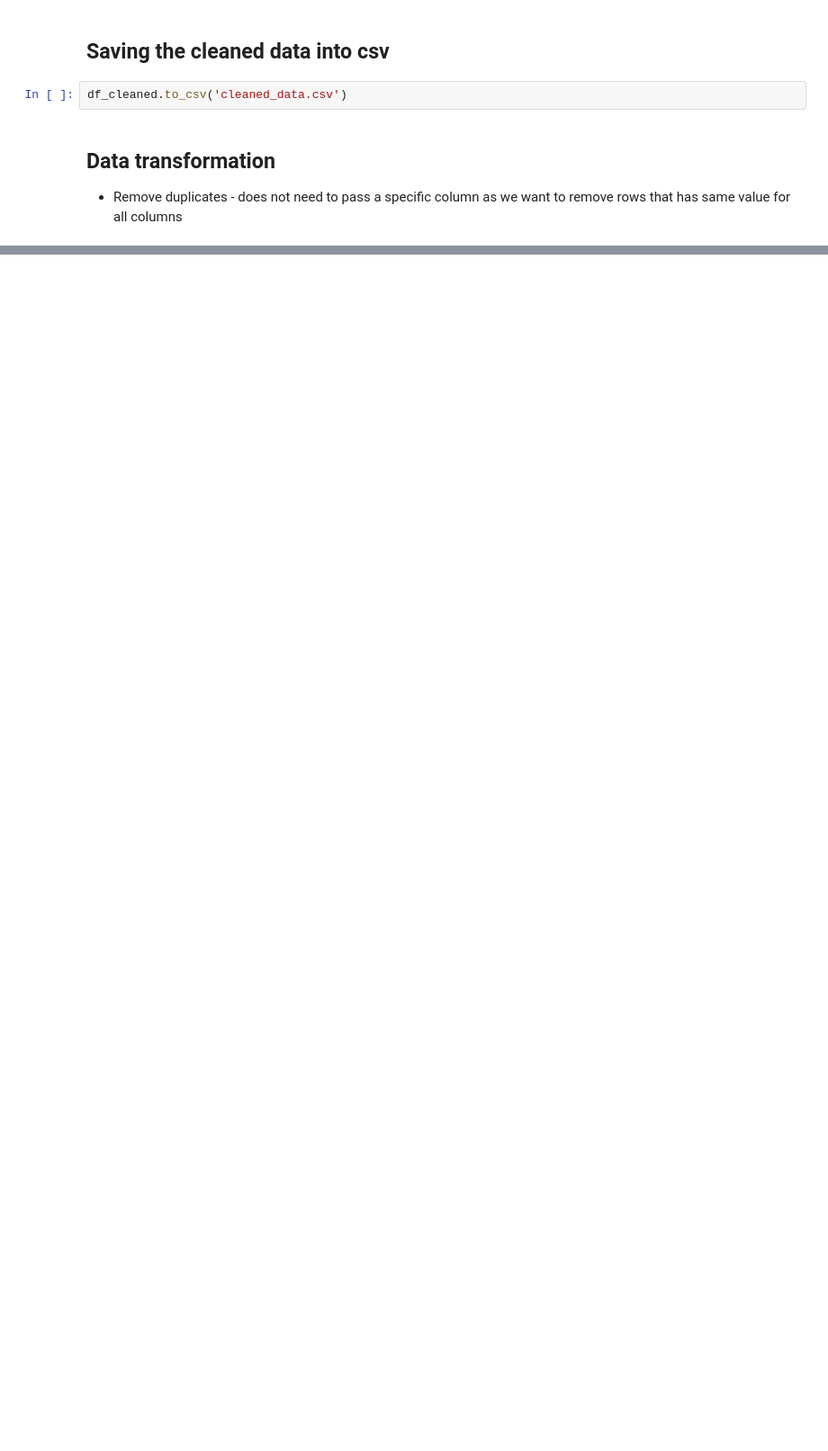
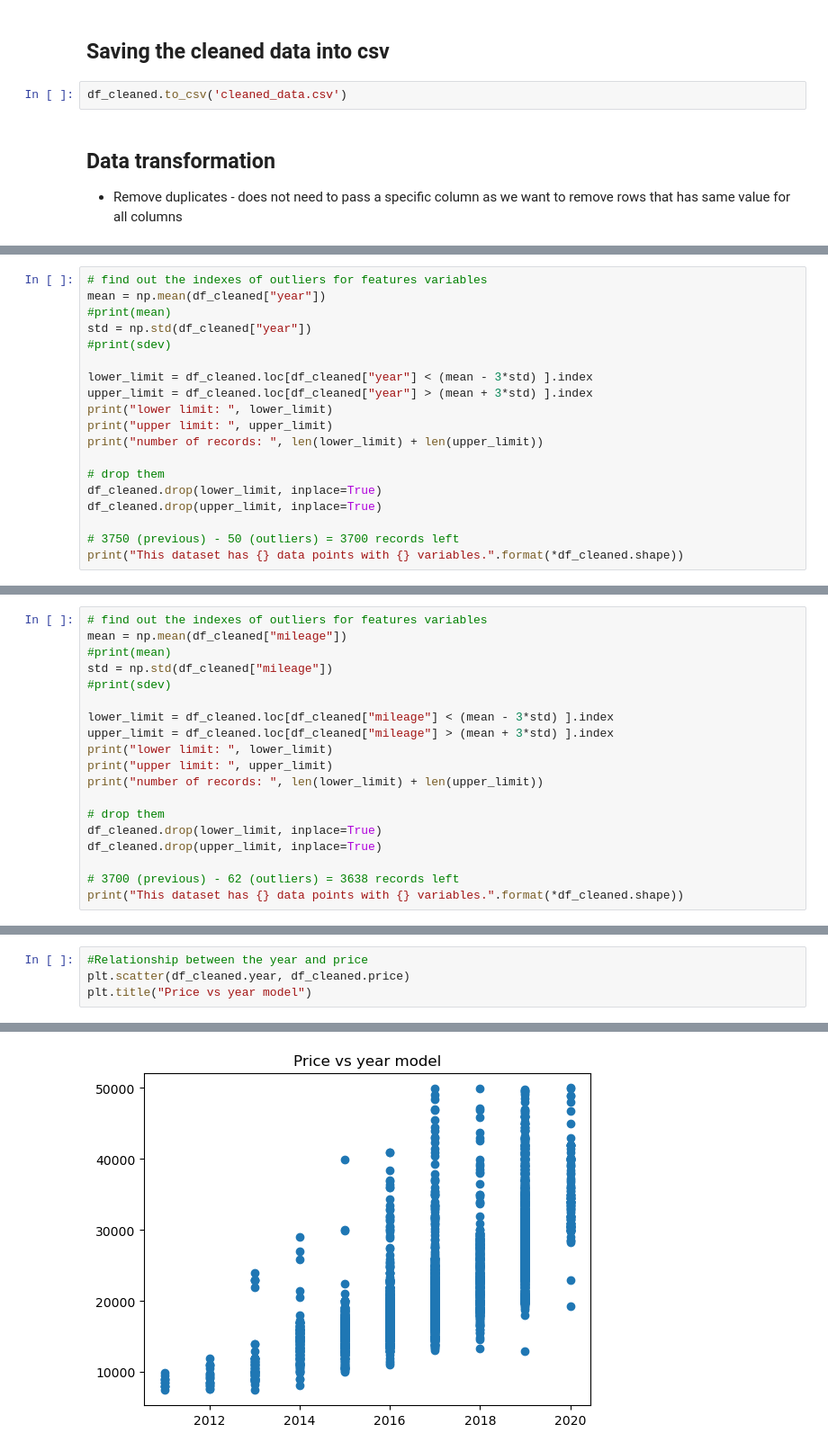
Before and after one commit to dssalaza/MLMaverickProject, a Jupyter notebook: Project1.ipynb, the cells around one changed output, grey strips where cells are left out. Shown: that part at 90% size. Cells and saved outputs as stored; diff of their text form; blank space fills up the shorter version.

```diff
--- a/Project1.ipynb
+++ b/Project1.ipynb
@@ -392,0 +396,19 @@ This dataset has 3331 data points with 12 variables.
+# %%
+# find out the indexes of outliers for features variables
+mean = np.mean(df_cleaned["year"])
+#print(mean)
+std = np.std(df_cleaned["year"])
+#print(sdev)
+
+lower_limit = df_cleaned.loc[df_cleaned["year"] < (mean - 3*std) ].index
+upper_limit = df_cleaned.loc[df_cleaned["year"] > (mean + 3*std) ].index
+print("lower limit: ", lower_limit)
+print("upper limit: ", upper_limit)
+print("number of records: ", len(lower_limit) + len(upper_limit))
+
+# drop them
+df_cleaned.drop(lower_limit, inplace=True)
+df_cleaned.drop(upper_limit, inplace=True)
+
+# 3750 (previous) - 50 (outliers) = 3700 records left
+print("This dataset has {} data points with {} variables.".format(*df_cleaned.shape))
@@ -392,0 +425,19 @@ This dataset has 3331 data points with 12 variables.
+# %%
+# find out the indexes of outliers for features variables
+mean = np.mean(df_cleaned["mileage"])
+#print(mean)
+std = np.std(df_cleaned["mileage"])
+#print(sdev)
+
+lower_limit = df_cleaned.loc[df_cleaned["mileage"] < (mean - 3*std) ].index
+upper_limit = df_cleaned.loc[df_cleaned["mileage"] > (mean + 3*std) ].index
+print("lower limit: ", lower_limit)
+print("upper limit: ", upper_limit)
+print("number of records: ", len(lower_limit) + len(upper_limit))
+
+# drop them
+df_cleaned.drop(lower_limit, inplace=True)
+df_cleaned.drop(upper_limit, inplace=True)
+
+# 3700 (previous) - 62 (outliers) = 3638 records left
+print("This dataset has {} data points with {} variables.".format(*df_cleaned.shape))
@@ -392,0 +466,5 @@ This dataset has 3331 data points with 12 variables.
+# %%
+#Relationship between the year and price
+plt.scatter(df_cleaned.year, df_cleaned.price)
+plt.title("Price vs year model")
+# %% [output]
@@ -392,0 +472 @@ This dataset has 3331 data points with 12 variables.
+[figure, added]
```
Also changed, not shown: parts of 17 cells of this notebook.
